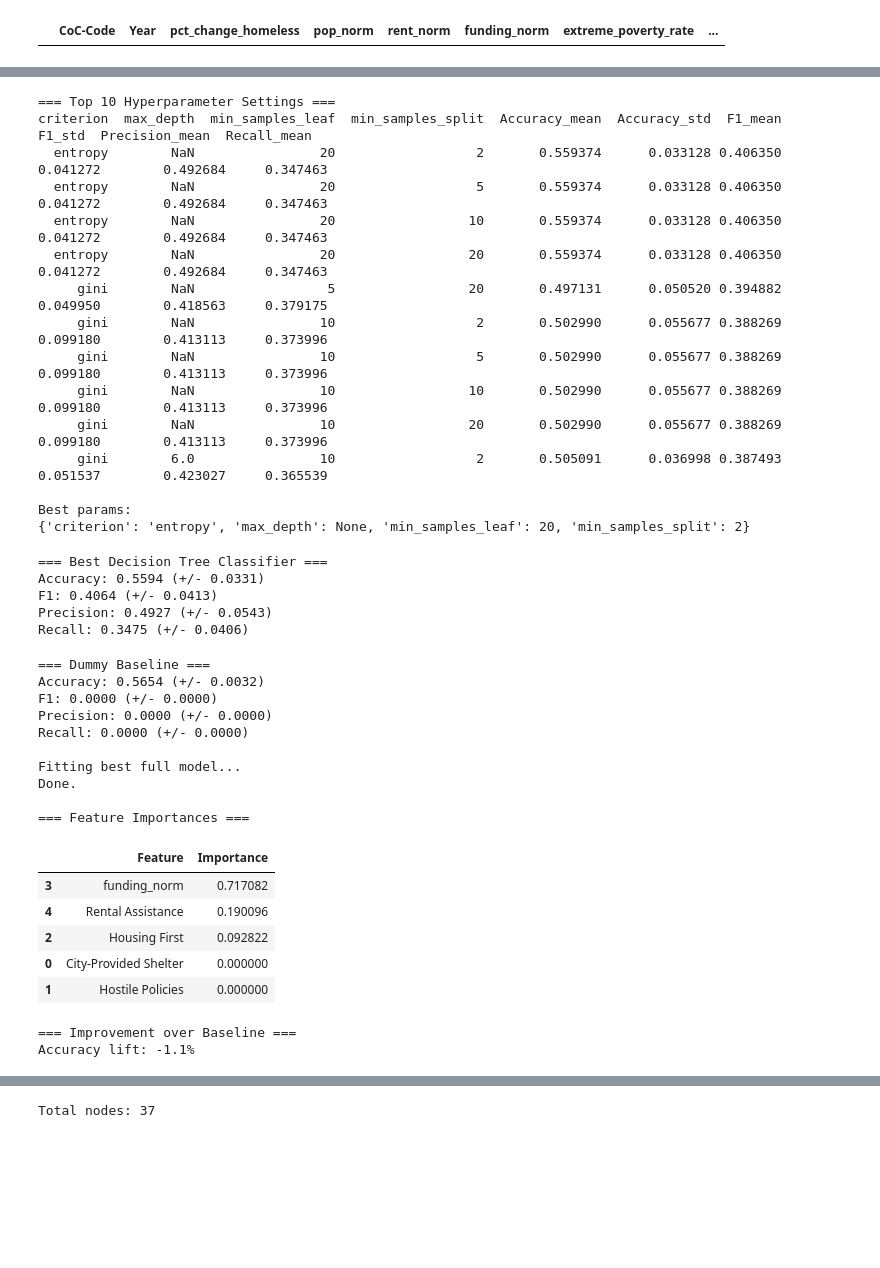
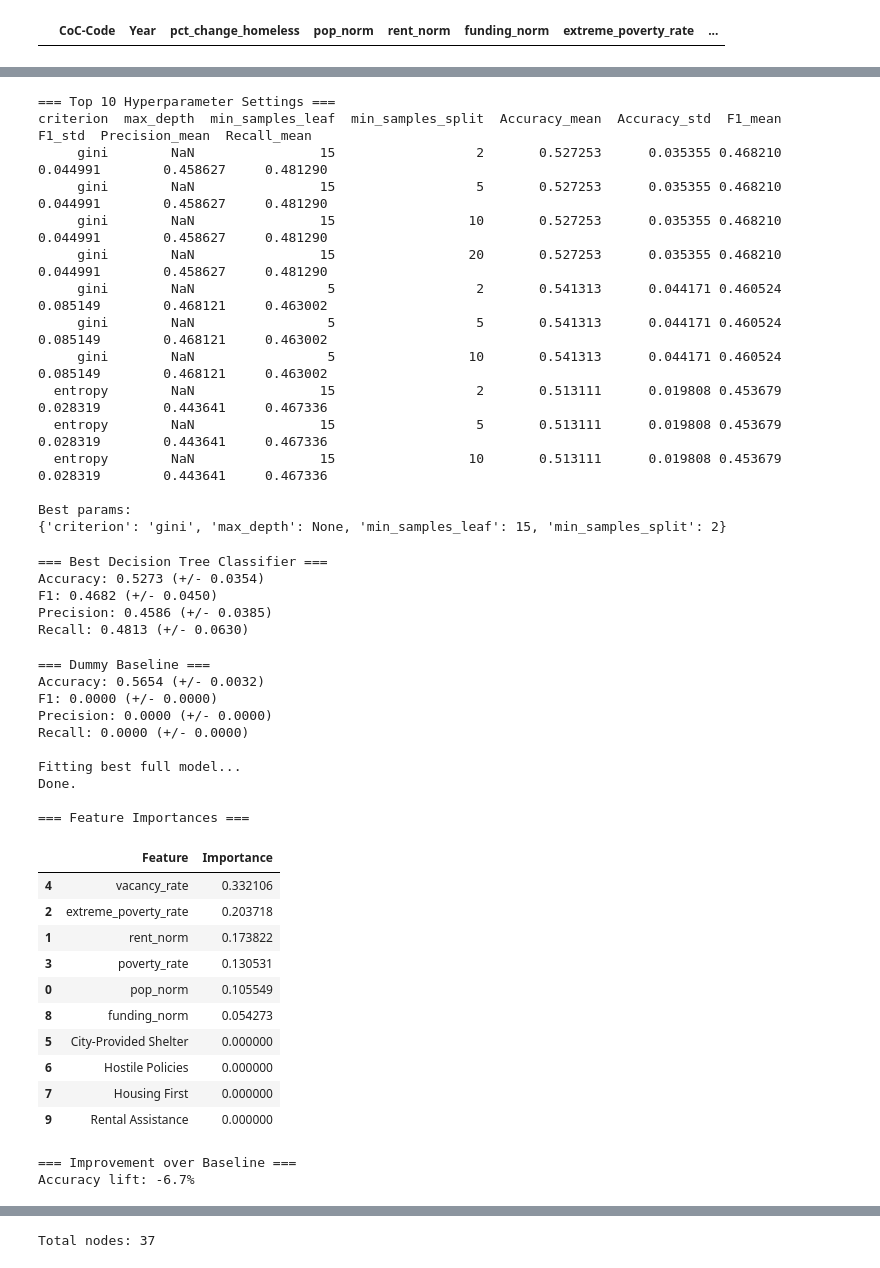
Before and after one commit to jthsmith/486_FinalProject, a Jupyter notebook: dataprep.ipynb, the cells around one changed output, grey strips where cells are left out. Drawn from its saved outputs; the diff is of its cells as text; code cells hidden in the pictures; blank space fills up the shorter version.

```diff
--- a/dataprep.ipynb
+++ b/dataprep.ipynb
@@ -1052,6 +1052,11 @@ model_df['Target'] = (model_df['pct_change_homeless'] < 0).astype(int)
 
 
 features = [
+        'pop_norm',
+        'rent_norm',
+        'extreme_poverty_rate',
+        'poverty_rate',
+        'vacancy_rate',
         'City-Provided Shelter', 'Hostile Policies', 'Housing First', 'funding_norm', 'Rental Assistance'
         ]
 
@@ -1220,46 +1225,51 @@ Shape: (497, 8)
 
 Target distribution:
 Target
 0    0.565392
 1    0.434608
 Name: proportion, dtype: float64
 
 Testing 192 parameter combinations...
 === Top 10 Hyperparameter Settings ===
 criterion  max_depth  min_samples_leaf  min_samples_split  Accuracy_mean  Accuracy_std  F1_mean   F1_std  Precision_mean  Recall_mean
-  entropy        NaN                20                  2       0.559374      0.033128 0.406350 0.041272        0.492684     0.347463
-  entropy        NaN                20                  5       0.559374      0.033128 0.406350 0.041272        0.492684     0.347463
-  entropy        NaN                20                 10       0.559374      0.033128 0.406350 0.041272        0.492684     0.347463
-  entropy        NaN                20                 20       0.559374      0.033128 0.406350 0.041272        0.492684     0.347463
-     gini        NaN                 5                 20       0.497131      0.050520 0.394882 0.049950        0.418563     0.379175
-     gini        NaN                10                  2       0.502990      0.055677 0.388269 0.099180        0.413113     0.373996
-     gini        NaN                10                  5       0.502990      0.055677 0.388269 0.099180        0.413113     0.373996
-     gini        NaN                10                 10       0.502990      0.055677 0.388269 0.099180        0.413113     0.373996
-     gini        NaN                10                 20       0.502990      0.055677 0.388269 0.099180        0.413113     0.373996
-     gini        6.0                10                  2       0.505091      0.036998 0.387493 0.051537        0.423027     0.365539
+     gini        NaN                15                  2       0.527253      0.035355 0.468210 0.044991        0.458627     0.481290
+     gini        NaN                15                  5       0.527253      0.035355 0.468210 0.044991        0.458627     0.481290
+     gini        NaN                15                 10       0.527253      0.035355 0.468210 0.044991        0.458627     0.481290
+     gini        NaN                15                 20       0.527253      0.035355 0.468210 0.044991        0.458627     0.481290
+     gini        NaN                 5                  2       0.541313      0.044171 0.460524 0.085149        0.468121     0.463002
+     gini        NaN                 5                  5       0.541313      0.044171 0.460524 0.085149        0.468121     0.463002
+     gini        NaN                 5                 10       0.541313      0.044171 0.460524 0.085149        0.468121     0.463002
+  entropy        NaN                15                  2       0.513111      0.019808 0.453679 0.028319        0.443641     0.467336
+  entropy        NaN                15                  5       0.513111      0.019808 0.453679 0.028319        0.443641     0.467336
+  entropy        NaN                15                 10       0.513111      0.019808 0.453679 0.028319        0.443641     0.467336
 
 Best params:
-{'criterion': 'entropy', 'max_depth': None, 'min_samples_leaf': 20, 'min_samples_split': 2}
+{'criterion': 'gini', 'max_depth': None, 'min_samples_leaf': 15, 'min_samples_split': 2}
 === Best Decision Tree Classifier ===
-Accuracy: 0.5594 (+/- 0.0331)
-F1: 0.4064 (+/- 0.0413)
-Precision: 0.4927 (+/- 0.0543)
-Recall: 0.3475 (+/- 0.0406)
+Accuracy: 0.5273 (+/- 0.0354)
+F1: 0.4682 (+/- 0.0450)
+Precision: 0.4586 (+/- 0.0385)
+Recall: 0.4813 (+/- 0.0630)
 === Dummy Baseline ===
 Accuracy: 0.5654 (+/- 0.0032)
 F1: 0.0000 (+/- 0.0000)
 Precision: 0.0000 (+/- 0.0000)
 Recall: 0.0000 (+/- 0.0000)
 
 Fitting best full model...
 Done.
 
 === Feature Importances ===
 |  | Feature | Importance |
-| 3 | funding_norm | 0.717082 |
-| 4 | Rental Assistance | 0.190096 |
-| 2 | Housing First | 0.092822 |
-| 0 | City-Provided Shelter | 0.000000 |
-| 1 | Hostile Policies | 0.000000 |
+| 4 | vacancy_rate | 0.332106 |
+| 2 | extreme_poverty_rate | 0.203718 |
+| 1 | rent_norm | 0.173822 |
+| 3 | poverty_rate | 0.130531 |
+| 0 | pop_norm | 0.105549 |
+| 8 | funding_norm | 0.054273 |
+| 5 | City-Provided Shelter | 0.000000 |
+| 6 | Hostile Policies | 0.000000 |
+| 7 | Housing First | 0.000000 |
+| 9 | Rental Assistance | 0.000000 |
 === Improvement over Baseline ===
-Accuracy lift: -1.1%
+Accuracy lift: -6.7%
```
Also changed, not shown: parts of 4 cells of this notebook, 2 other files.
